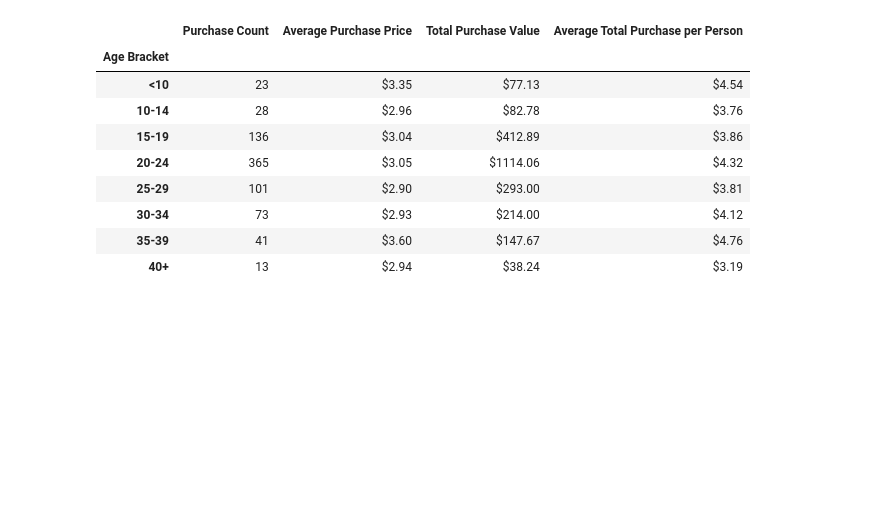
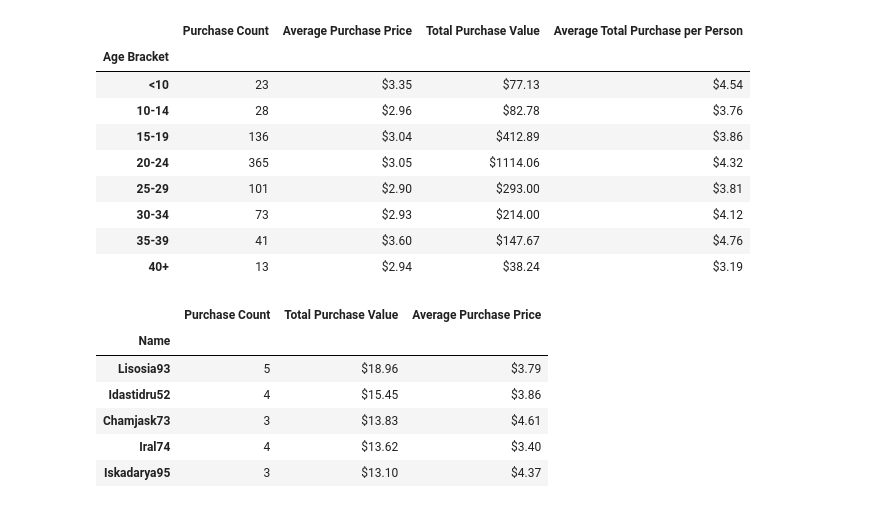
Before and after one commit to Silveris/Fonorow-PandasChallenge, a Jupyter notebook: HeroesOfPymoli/HOP-Fonorow.ipynb, the cells around one changed output. Cells and saved outputs as stored; diff of their text form; code cells hidden in the pictures; blank space fills up the shorter version.

```diff
--- a/HeroesOfPymoli/HOP-Fonorow.ipynb
+++ b/HeroesOfPymoli/HOP-Fonorow.ipynb
@@ -227,3 +208,28 @@ age_pur_grup_df
 | 30-34 | 73 | $2.93 | $214.00 | $4.12 |
 | 35-39 | 41 | $3.60 | $147.67 | $4.76 |
 | 40+ | 13 | $2.94 | $38.24 | $3.19 |
+# %%
+top_spender_base_df = purchase_data.copy()
+
+top_spend_temp_df = top_spender_base_df
+top_spend_temp_df['Avg'] = top_spender_base_df['Price']
+top_spend_temp_df = top_spender_base_df.groupby(["SN"], as_index=False).agg({'Purchase ID' : 'count', 'Price' : 'sum', 'Avg' : 'mean'})
+top_spenders =  top_spend_temp_df.sort_values("Price", ascending=False).head()
+columns = [{'Name', 'Purchase Count', 'Average Purchase Price', 'Total Purchase Value'}]
+top_spenders = top_spenders.rename(columns={'SN' : 'Name',
+                                            'Purchase ID' : 'Purchase Count',
+                                            'Avg' : 'Average Purchase Price',
+                                            'Price' : 'Total Purchase Value'})
+top_spenders['Average Purchase Price'] = top_spenders['Average Purchase Price'].map("${:.2f}".format)
+top_spenders['Total Purchase Value'] = top_spenders['Total Purchase Value'].map("${:.2f}".format)
+top_spenders = top_spenders.reset_index(drop=True).set_index("Name")
+
+top_spenders
+# %% [output]
+|  | Purchase Count | Total Purchase Value | Average Purchase Price |
+| Name |  |  |  |
+| Lisosia93 | 5 | $18.96 | $3.79 |
+| Idastidru52 | 4 | $15.45 | $3.86 |
+| Chamjask73 | 3 | $13.83 | $4.61 |
+| Iral74 | 4 | $13.62 | $3.40 |
+| Iskadarya95 | 3 | $13.10 | $4.37 |
```
Also changed, not shown: parts of 4 cells of this notebook.
